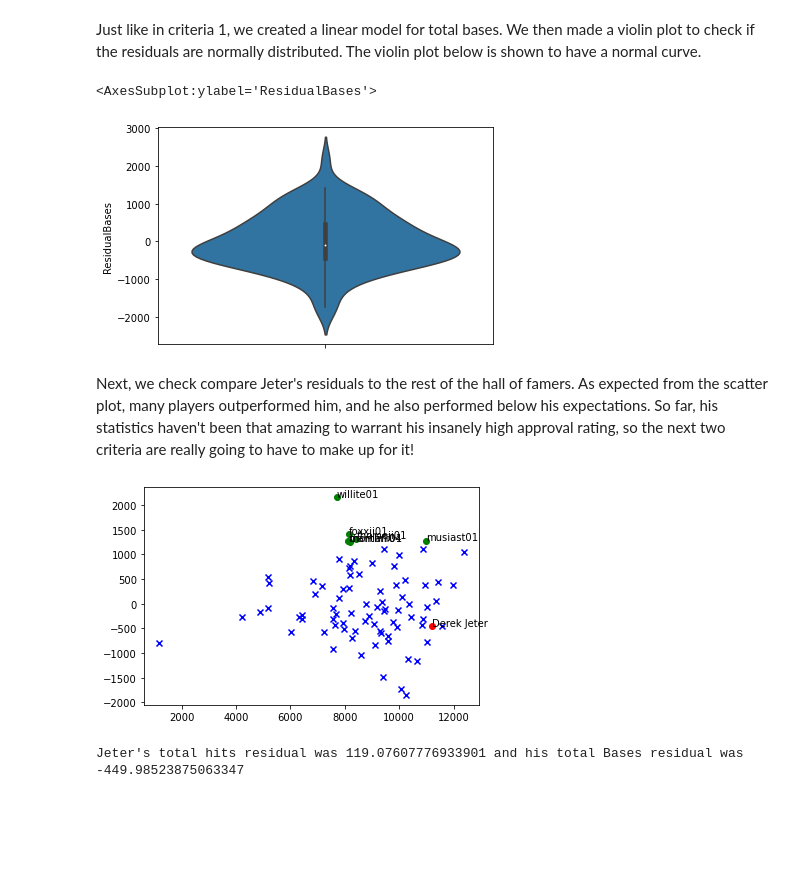
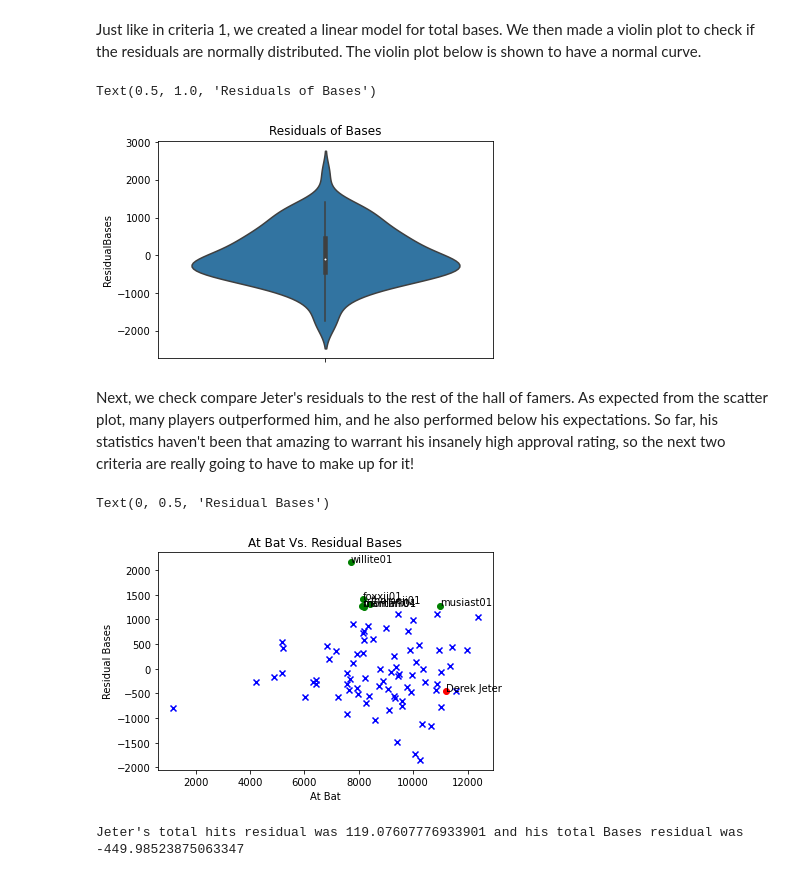
Before and after one commit to drob18/320FinalProject, a Jupyter notebook: Final.ipynb, the cells around one changed output. Saved outputs shown, nothing was run; the diff lists cells and outputs as text; code cells hidden in the pictures; blank space fills up the shorter version.

```diff
--- a/Final.ipynb
+++ b/Final.ipynb
@@ -323,10 +328,11 @@ reg_HOF_stats.head(10)
 Just like in criteria 1, we created a linear model for total bases. We then made a violin plot to check if the residuals are normally distributed. The violin plot below is shown to have a normal curve.
 # %%
 #Plots the residual bases
-sns.violinplot(y=reg_HOF_stats['ResidualBases'])
+ax = sns.violinplot(y=reg_HOF_stats['ResidualBases'])
+ax.set_title("Residuals of Bases")
 # %% [output]
-<AxesSubplot:ylabel='ResidualBases'>
+Text(0.5, 1.0, 'Residuals of Bases')
-[figure, old version]
+[figure, new version]
 # %% [markdown]
 Next, we check compare Jeter's residuals to the rest of the hall of famers. As expected from the scatter plot, many players outperformed him, and he also performed below his expectations. So far, his statistics haven't been that amazing to warrant his insanely high approval rating, so the next two criteria are really going to have to make up for it!
 # %%
@@ -342,8 +348,12 @@ for k1,v1 in reg_HOF_stats.iterrows():
     #Put rest in blue
     else:
         plt.scatter(marker='x',x=v1['AB'],y=v1['ResidualBases'],c='blue')
+plt.title("At Bat Vs. Residual Bases")
+plt.xlabel("At Bat")
+plt.ylabel("Residual Bases")
 # %% [output]
+Text(0, 0.5, 'Residual Bases')
-[figure, old version]
+[figure, new version]
 # %%
 for i,r in reg_HOF_stats.iterrows():
     if r['playerID'] == 'jeterde01':
```
Also changed, not shown: parts of 7 cells of this notebook, 1 other file.
